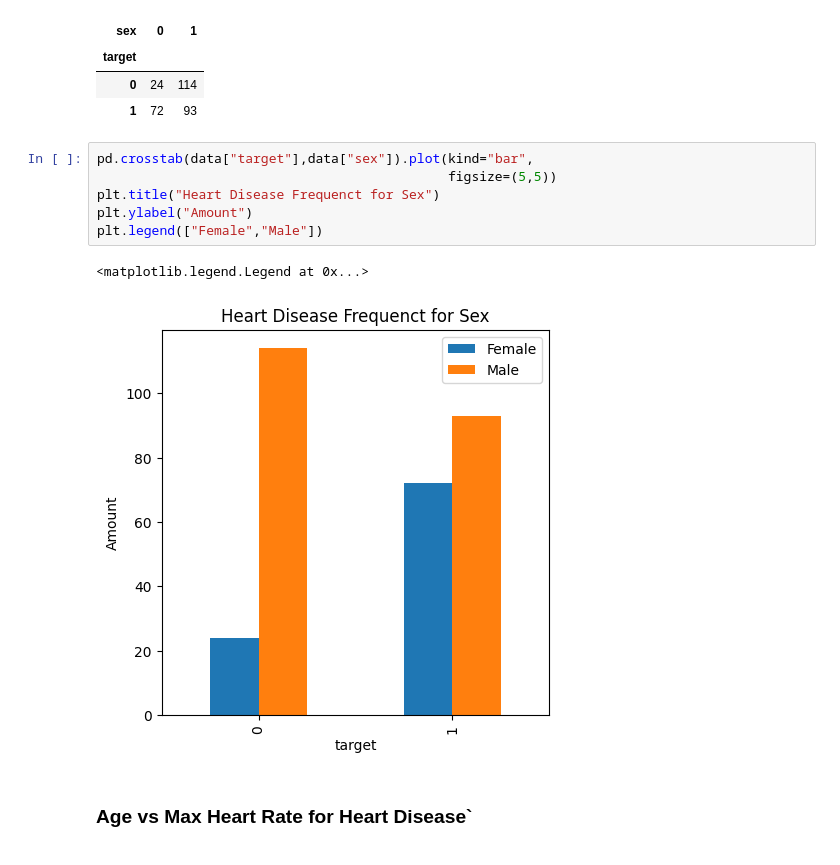
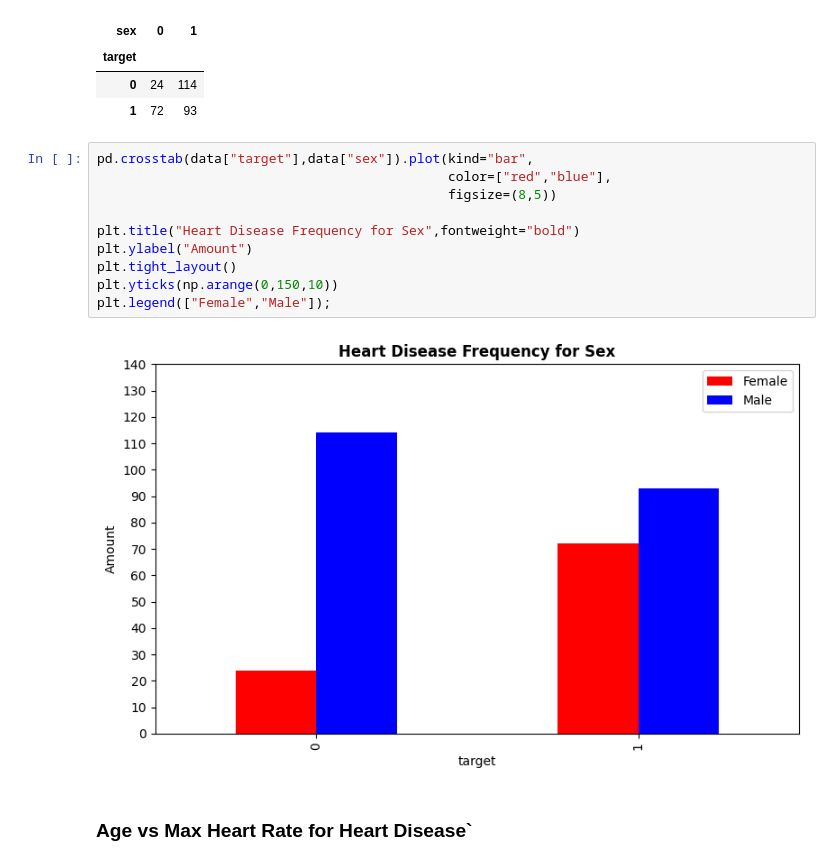
Before and after one commit to Argyrhspet1/Classification-project-on-heart-disease, a Jupyter notebook: Heart_disease_classification_project.ipynb, the cells around one changed output. Drawn from its saved outputs; the diff is of its cells as text.

```diff
--- a/Heart_disease_classification_project.ipynb
+++ b/Heart_disease_classification_project.ipynb
@@ -153,13 +139,16 @@ pd.crosstab(data["target"],data["sex"])
 | 1 | 72 | 93 |
 # %%
 pd.crosstab(data["target"],data["sex"]).plot(kind="bar",
-                                             figsize=(5,5))
-plt.title("Heart Disease Frequenct for Sex")
+                                             color=["red","blue"],
+                                             figsize=(8,5))
+
+plt.title("Heart Disease Frequency for Sex",fontweight="bold")
 plt.ylabel("Amount")
-plt.legend(["Female","Male"])
+plt.tight_layout()
+plt.yticks(np.arange(0,150,10))
+plt.legend(["Female","Male"]);
 # %% [output]
-<matplotlib.legend.Legend at 0x...>
-[figure, old version]
+[figure, new version]
 # %% [markdown]
 ### Age vs Max Heart Rate for Heart Disease`
 # %%
```
Also changed, not shown: parts of 28 cells of this notebook.
